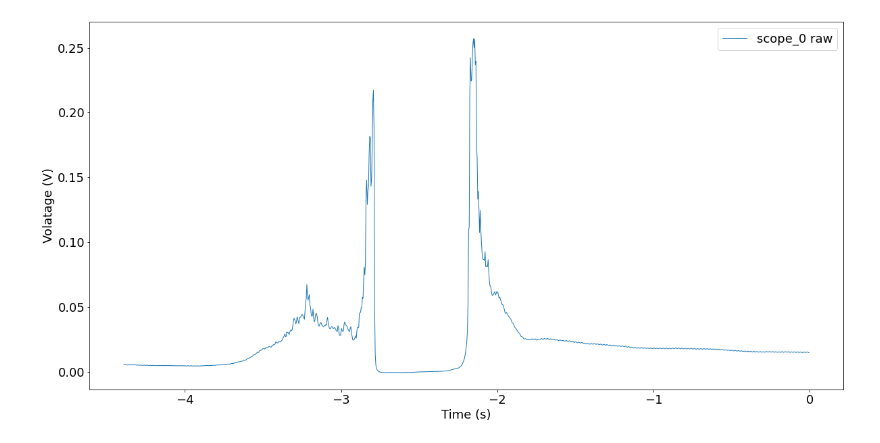
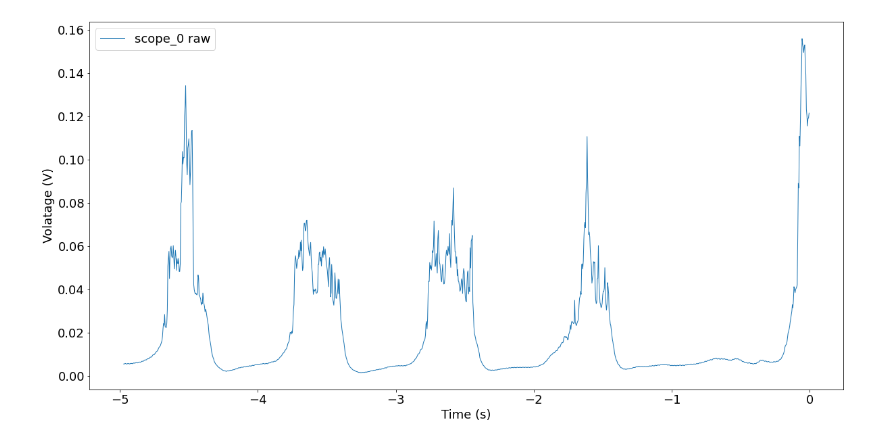
Before and after one commit to sutapa6/smart_wearable_tech, a Jupyter notebook: fft.ipynb, the cells around one changed output. Cells and saved outputs as stored; diff of their text form; code cells hidden in the pictures.

```diff
--- a/fft.ipynb
+++ b/fft.ipynb
@@ -1,34 +1,35 @@
 # %%
 import pandas as pd
 import numpy as np
 import matplotlib.pyplot as plt
 from src.format_csv import csv_format
 
 plt.rcParams['figure.figsize'] = [20, 10]
 plt.rcParams.update({'font.size': 18})
 
 # give path to data
-scope_num = 0
-data = f'data/Lab_2/scope_{scope_num}.csv'
+scope_num = 9
+lab_num = 2
+data = f'data/Lab_{lab_num}/scope_{scope_num}.csv'
 
 csv_format(data)
 df = pd.read_csv(data, delimiter=',', skiprows=0)
 
 # initialise data for anaysis
 dt = 1
 t = df['x_axis']
 f = df['channel_2']
 
 plt.plot(t, f, LineWidth=1, label="scope_0 raw")
 plt.xlabel('Time (s)')
 plt.ylabel('Volatage (V)')
 plt.legend()
 
 # save raw scope as png in data/plots
-image_path = f'data/Plots/Lab_2/scope_{scope_num}.png'
+image_path = f'data/Plots/Lab_{lab_num}/scope_{scope_num}.png'
 plt.savefig(image_path, dpi=300, bbox_inches='tight', transparent=False)
 # %% [output]
-[figure, old version]
+[figure, new version]
 # %%
 ## Compute the Fast Fourier Transform (FFT)
 
```
Also changed, not shown: parts of 2 cells of this notebook.
